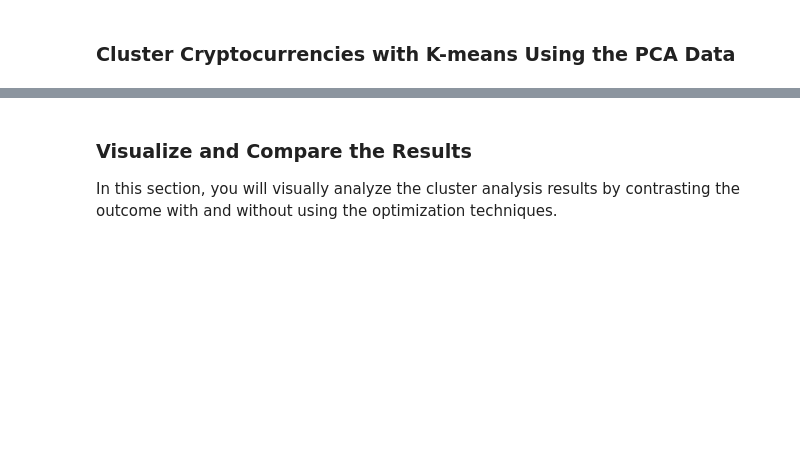
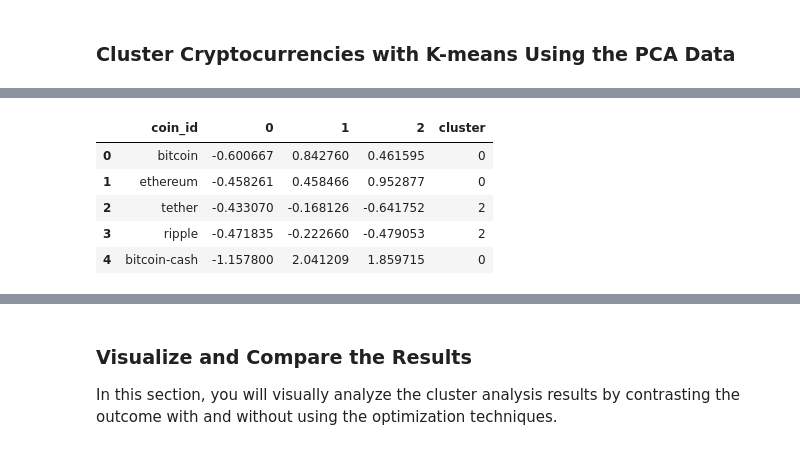
Before and after one commit to JNorthData/CryptoClustering, a Jupyter notebook: Crypto_Clustering.ipynb, the cells around one changed output, grey strips where cells are left out. Saved outputs shown, nothing was run; the diff lists cells and outputs as text; code cells hidden in the pictures; blank space fills up the shorter version.

```diff
--- a/Crypto_Clustering.ipynb
+++ b/Crypto_Clustering.ipynb
@@ -276,3 +265,6 @@ md_pca_df.head()
 ### Cluster Cryptocurrencies with K-means Using the PCA Data
 # %%
 # Initialize the K-Means model using the best value for k
+optimal_k = 4
+
+kmeans = KMeans(n_clusters=optimal_k, random_state=42)
@@ -285,11 +281,19 @@ md_pca_df.head()
 # %%
-# Create a copy of the DataFrame with the PCA data
-
+# Create a copy of the DataFrame
+new_md_pca = md_pca_df.copy().reset_index()
 
 # Add a new column to the DataFrame with the predicted clusters
-
+new_md_pca['cluster'] = clusters
 
 # Display sample data
+new_md_pca.head(5)
+# %% [output]
+|  | coin_id | 0 | 1 | 2 | cluster |
+| 0 | bitcoin | -0.600667 | 0.842760 | 0.461595 | 0 |
+| 1 | ethereum | -0.458261 | 0.458466 | 0.952877 | 0 |
+| 2 | tether | -0.433070 | -0.168126 | -0.641752 | 2 |
+| 3 | ripple | -0.471835 | -0.222660 | -0.479053 | 2 |
+| 4 | bitcoin-cash | -1.157800 | 2.041209 | 1.859715 | 0 |
 # %%
 # Create a scatter plot using hvPlot by setting
 # `x="PC1"` and `y="PC2"`.
```
Also changed, not shown: parts of 26 cells of this notebook.
